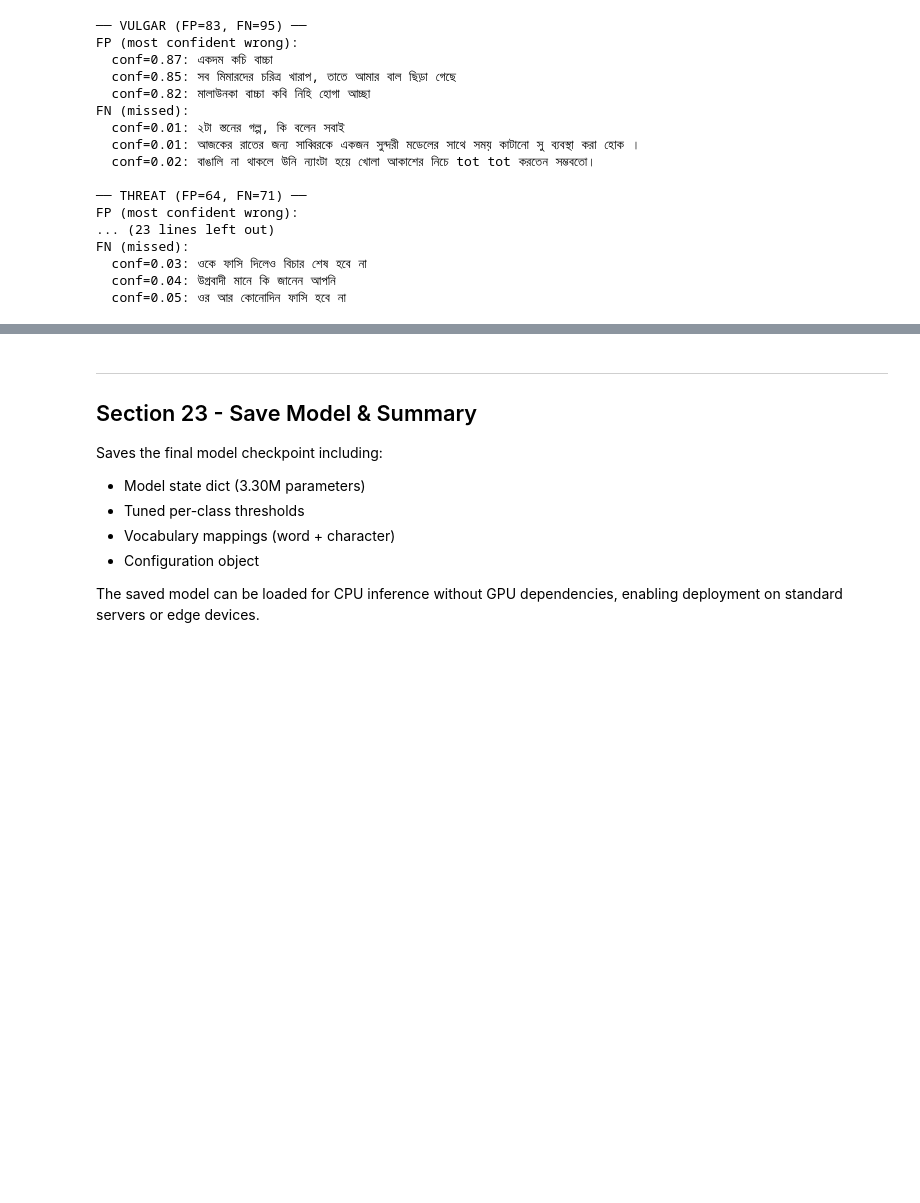
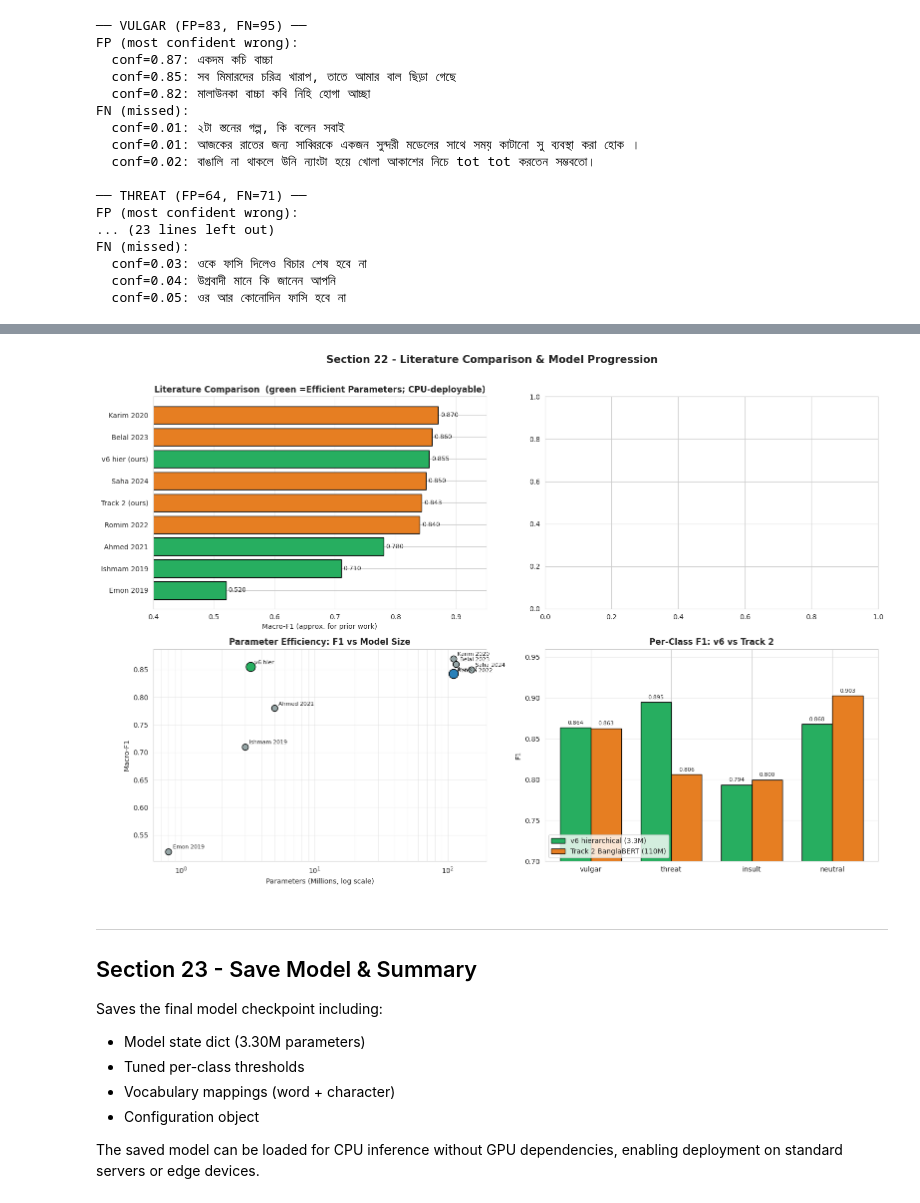
Before and after one commit to MD-Junayed000/bengali_cyber, a Jupyter notebook: bengali-cyberbullying-v6-hierarchical.ipynb, the cells around one changed output, grey strips where cells are left out. Drawn from its saved outputs; the diff is of its cells as text; code cells hidden in the pictures; blank space fills up the shorter version.

```diff
--- a/bengali-cyberbullying-v6-hierarchical.ipynb
+++ b/bengali-cyberbullying-v6-hierarchical.ipynb
@@ -2000,6 +2002,94 @@ v6 HIERARCHICAL DETAILED METRICS
   The hierarchical structure particularly excels at THREAT detection (+8.9 F1 pts)
   because Stage 1 cleanly separates threats from neutral, then Stage 2 focuses
   solely on discriminating threat vs other toxic types.
+# %%
+# Section 22 (cont.) - Literature & Progression Comparison Graphs
+# Visual companion to the tables above: model progression, literature F1,
+# the parameter-efficiency frontier, and per-class F1 (v6 vs Track 2).
+import matplotlib.pyplot as plt
+import numpy as np
+
+_v6_f1 = float(macro_f1) if 'macro_f1' in dir() else 0.8551
+_t2_f1 = 0.8428  # Track 2 BanglaBERT (this work)
+
+fig, axes = plt.subplots(2, 2, figsize=(16, 11))
+
+
+ax.grid(axis='y', alpha=0.3)
+
+# (2) Literature comparison (sorted), colored by CPU-deployability
+ax = axes[0, 0]
+lit = [
+    ('Emon 2019',       0.52, True),
+    ('Ishmam 2019',     0.71, True),
+    ('Ahmed 2021',      0.78, True),
+    ('Romim 2022',      0.84, False),
+    ('Saha 2024',       0.85, False),
+    ('Belal 2023',      0.86, False),
+    ('Karim 2020',      0.87, False),
+    ('Track 2 (ours)',  _t2_f1, False),
+    ('v6 hier (ours)',  _v6_f1, True),
+]
+lit.sort(key=lambda x: x[1])
+names  = [x[0] for x in lit]
+f1s    = [x[1] for x in lit]
+colors = ['#27ae60' if x[2] else '#e67e22' for x in lit]
+bars = ax.barh(names, f1s, color=colors, edgecolor='black')
+for b, v in zip(bars, f1s):
+    ax.text(v + 0.004, b.get_y() + b.get_height() / 2, f'{v:.3f}',
+            va='center', fontsize=9)
+ax.set_xlim(0.4, 0.95)
+ax.set_xlabel('Macro-F1 (approx. for prior work)')
+ax.set_title('Literature Comparison  (green =Efficient Parameters; CPU-deployable)', fontweight='bold')
+ax.grid(axis='x', alpha=0.3)
+
+# (3) Parameter-efficiency frontier: F1 vs model size (log x)
+ax = axes[1, 0]
+pts = [
+    ('Emon 2019',   0.8, 0.52), ('Ishmam 2019', 3,   0.71),
+    ('Ahmed 2021',  5,   0.78), ('Romim 2022',  110, 0.84),
+    ('Belal 2023',  115, 0.86), ('Saha 2024',   150, 0.85),
+    ('Karim 2020',  110, 0.87), ('Track 2',     110, _t2_f1),
+    ('v6 hier',     3.3, _v6_f1),
+]
+for name, p, f in pts:
+    is_ours = ('v6' in name) or ('Track' in name)
+    col = '#27ae60' if name == 'v6 hier' else ('#2980b9' if is_ours else '#95a5a6')
+    ax.scatter(p, f, s=180 if is_ours else 80, color=col, edgecolor='black', zorder=3)
+    ax.annotate(name, (p, f), textcoords='offset points', xytext=(6, 4), fontsize=8)
+ax.set_xscale('log')
+ax.set_xlabel('Parameters (Millions, log scale)')
+ax.set_ylabel('Macro-F1')
+ax.set_title('Parameter Efficiency: F1 vs Model Size', fontweight='bold')
+ax.grid(alpha=0.3, which='both')
+
+# (4) Per-class F1: v6 vs Track 2
+ax = axes[1, 1]
+classes = ['vulgar', 'threat', 'insult', 'neutral']
+v6_pc = [0.8637, 0.8949, 0.7936, 0.8680]
+t2_pc = [0.8626, 0.8061, 0.7997, 0.9027]
+x = np.arange(len(classes)); w = 0.38
+b1 = ax.bar(x - w / 2, v6_pc, w, label='v6 hierarchical (3.3M)',
+            color='#27ae60', edgecolor='black')
+b2 = ax.bar(x + w / 2, t2_pc, w, label='Track 2 BanglaBERT (110M)',
+            color='#e67e22', edgecolor='black')
+for bars in (b1, b2):
+    for b in bars:
+        ax.text(b.get_x() + b.get_width() / 2, b.get_height() + 0.004,
+                f'{b.get_height():.3f}', ha='center', fontsize=8)
+ax.set_xticks(x); ax.set_xticklabels(classes)
+ax.set_ylabel('F1'); ax.set_ylim(0.7, 0.96)
+ax.set_title('Per-Class F1: v6 vs Track 2', fontweight='bold')
+ax.legend(loc='lower left')
+ax.grid(axis='y', alpha=0.3)
+
+plt.suptitle('Section 22 - Literature Comparison & Model Progression',
+             fontsize=15, fontweight='bold')
+plt.tight_layout(rect=[0, 0, 1, 0.97])
+plt.savefig('v6_literature_comparison.png', dpi=120, bbox_inches='tight')
+plt.show()
+# %% [output]
+[figure, added]
 # %% [markdown]
 ---
 ## Section 23 - Save Model & Summary
```
Also changed, not shown: parts of 3 cells of this notebook, 1 other file.
